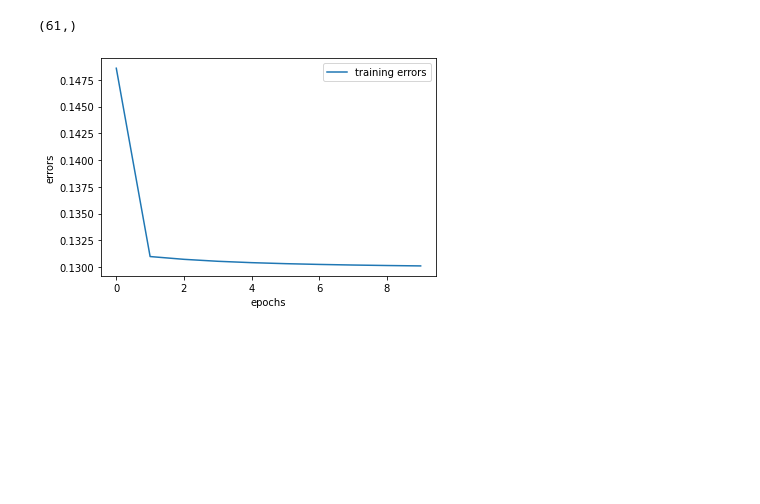
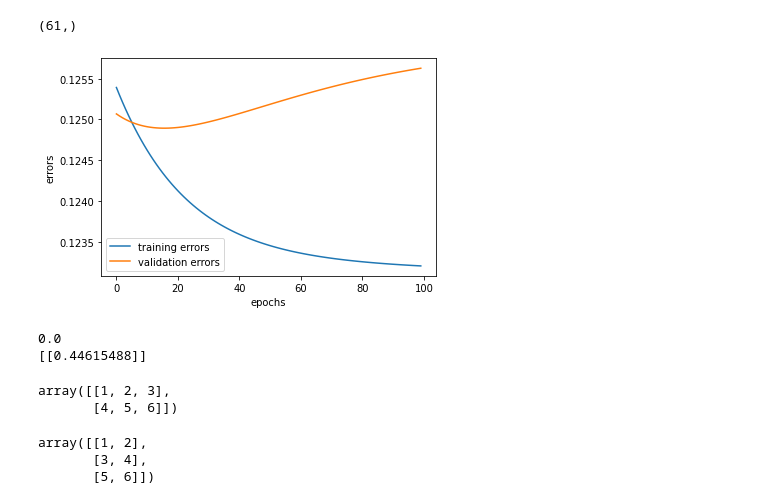
Before and after one commit to AhmedSobeih/Neural_Network_Implementation, a Jupyter notebook: NN Project.ipynb, the cells around one changed output. Cells and saved outputs as stored; diff of their text form; code cells hidden in the pictures; blank space fills up the shorter version.

```diff
--- a/NN Project.ipynb
+++ b/NN Project.ipynb
@@ -144,10 +142,10 @@ np.array(y_train_batches[9]).shape
 
 
 #X is [100, 5]
-def forward_propagation(X, first_layer_W, first_layer_bias, second_layer_W, second_layer_bias):
-    hidden_z = np.matmul(X , first_layer_W) + first_layer_b #100x4  -- 4x10 = 100x10
+def forward_propagation(X, first_layer_Weights, first_layer_bias, second_layer_Weights, second_layer_bias):
+    hidden_z = np.dot(X , first_layer_Weights) + first_layer_bias #100x4  -- 4x10 = 100x10
     hidden_y = sigmoid(hidden_z)
-    output_z = np.matmul(hidden_y, second_layer_W ) + second_layer_b #100x10 -- 10x1 = 100x1
+    output_z = np.dot(hidden_y, second_layer_Weights ) + second_layer_bias #100x10 -- 10x1 = 100x1
     output_y = sigmoid(output_z)
     return hidden_z, hidden_y, output_z, output_y
 
@@ -158,7 +156,11 @@ def compute_dE_dy(Y, Y_hat): #100x1
     return -(Y-Y_hat)
 
 def compute_loss(Y, Y_hat):
-    return (0.5) * (Y-Y_hat)**2
+    return (0.5) *(Y-Y_hat)**2
+# %%
+def calculateValidationError(X, y,first_layer_W, first_layer_b, second_layer_W, second_layer_b):
+    hidden_z, hidden_y, output_z, output_y = forward_propagation(X,first_layer_W, first_layer_b, second_layer_W, second_layer_b)
+    return compute_loss(y, output_y)
 # %%
 # hidden_z, hidden_y, output_z, output_y = forward_propagation(x_train_batches[0],first_layer_W, first_layer_b, second_layer_W, second_layer_b)
 # %%
@@ -172,16 +174,17 @@ def compute_loss(Y, Y_hat):
 # first_layer_b_gradient = np.sum(np.matmul(second_layer_W, ( dE_dy* output_y*(1-output_y)).reshape((1,100))).reshape((100,10)) * (hidden_y*(1-hidden_y)))
 # %%
 y_train_batches2 = np.array(y_train_batches)
-eta = 0.3
-epochs=10
+eta = 0.01
+epochs=100
 batches = np.array(x_train_batches).shape[0]
 random_state=1
-rgen = np.random.RandomState(random_state)
-first_layer_W = rgen.normal(loc=0, scale=0.01, size=(4,10))
-first_layer_b = rgen.normal(loc=0, scale=0.01, size=(1,10))
-second_layer_W = rgen.normal(loc=0, scale=0.01, size=(10,1))
-second_layer_b = rgen.normal(loc=0, scale=0.01, size=(1,1))
+random = np.random.RandomState(random_state)
+first_layer_W = random.normal(loc=0.0, scale=0.1, size=(4, 10))
+first_layer_b = random.normal(loc=10.0, scale=0.1, size=(1, 10))
+second_layer_W =random.normal(loc=0.0, scale=0.1, size=(10, 1))
+second_layer_b = random.normal(loc=10.0, scale=0.1, size=(1, 1))
 training_errors = []
+validation_errors = []
 for epoch in range(epochs):
     batch_errors = []
     for batch in range (batches):
@@ -197,49 +200,73 @@ for epoch in range(epochs):
         dE_dy = compute_dE_dy(y, output_y) #100x1
         # errors.append(np.mean(error))
         #dE/dy = -(y-y_hat)                reshape to be 10x100 (or(10,61)for last batch) for matmul    100x1
-        second_layer_W_gradient = np.matmul(hidden_y.reshape((10, hidden_y.shape[0])), (dE_dy * output_y*(1-output_y))) #10,1
+        second_layer_W_gradient = np.matmul(np.transpose(hidden_y), (dE_dy * output_y*(1-output_y))) #10,1
         #dE/dWi second layer =                  dz_out/dWi                          *  dE/dy_out *        dy_out/dz_out
 
         second_layer_b_gradient = np.sum(dE_dy * output_y*(1-output_y)) #1x1
         #dE/db second layer =          dE/dy_out *   dy_out/dz_out (sum over all training examples)
                                  #dE/dy *      dy_out/dz_out          reshaping from (100,1) to (1,100) to ease matmul
-        first_layer_W_gradient = (dE_dy * output_y*(1-output_y)).reshape((1,batch_size)) #1x100
+        first_layer_W_gradient = np.transpose(dE_dy * output_y*(1-output_y))#.reshape((1,batch_size)) #1x100
         #                            * dz/dy_hidden (that is, the second_layer weights)
-        first_layer_W_gradient = np.matmul(second_layer_W, first_layer_W_gradient).reshape((batch_size,10)) #10x1 * 1x100 = 10x100 reshape to 100x10
+
+        first_layer_W_gradient = (np.matmul(second_layer_W, first_layer_W_gradient))#.reshape((batch_size,10)) #10x1 * 1x100 = 10x100 reshape to 100x10
         #                                               * dy_hidden/dz_hidden
-        first_layer_W_gradient = (first_layer_W_gradient *  (hidden_y*(1-hidden_y))).reshape((batch_size,10)) #100x10
+
+        first_layer_W_gradient = (np.transpose(first_layer_W_gradient) *  (hidden_y*(1-hidden_y)))#.reshape((batch_size,10)) #100x10
         #                                  *dz_hidden/dW of first layer (that is, X)
-        first_layer_W_gradient = np.matmul(X.reshape((4,batch_size)), first_layer_W_gradient)#4x100 * 100x10 = 4x10
+        first_layer_W_gradient = np.matmul(np.transpose(X), first_layer_W_gradient)#4x100 * 100x10 = 4x10
 
         #same as w gradient but without last step dz_hidden/dw
-        first_layer_b_gradient = np.sum(np.matmul(second_layer_W, (dE_dy * output_y*(1-output_y)).reshape((1,batch_size))).reshape((batch_size,10)) * (hidden_y*(1-hidden_y)))
+        first_layer_b_gradient = np.sum(np.transpose(np.matmul(second_layer_W, (np.transpose(dE_dy * output_y*(1-output_y))))) * (hidden_y*(1-hidden_y)))
 
-        second_layer_W -= eta * second_layer_W_gradient
-        second_layer_b -= eta * second_layer_b_gradient
-        first_layer_W -= eta * first_layer_W_gradient
-        first_layer_b -= eta * first_layer_b_gradient
+        second_layer_W -= (1/batch_size)* eta * second_layer_W_gradient
+        second_layer_b -= (1/batch_size)*eta * second_layer_b_gradient
+        first_layer_W -= (1/batch_size)*eta * first_layer_W_gradient
+        first_layer_b -= (1/batch_size)*eta * first_layer_b_gradient
     training_errors.append(sum(batch_errors)/len(batch_errors))
+    validation_error = calculateValidationError(X_validation_norm, y_validation,first_layer_W, first_layer_b, second_layer_W, second_layer_b)
+    validation_errors.append(np.mean(validation_error))
     ##predict on validation data, calculate metrics
 
 
 #PLOTTING TRAINING ERROR
 x1=range(0, epochs)
 y1=training_errors
-
-
+y2=validation_errors
 plt.plot(x1, y1, label = "training errors")
+plt.plot(x1, y2, label = "validation errors")
 
 # naming the x axis
 plt.xlabel('epochs')
 # naming the y axis
 plt.ylabel('errors')
 # giving a title to my graph
 plt.title('')
 
 # show a legend on the plot
 plt.legend()
 
 # function to show the plot
 plt.show()
 # %% [output]
-[figure, old version]
+[figure, new version]
+# %%
+print(y_train_batches[0][3])
+hidden_z, hidden_y, output_z, output_y = forward_propagation(x_train_batches[0][3],first_layer_W, first_layer_b, second_layer_W, second_layer_b)
+
+print(output_y)
+# %% [output]
+0.0
+[[0.44615488]]
+# %%
+x = np.array([[1,2,3],[4,5,6]])
+x
+# %% [output]
+array([[1, 2, 3],
+       [4, 5, 6]])
+# %%
+x.reshape((3,2))
+# %% [output]
+array([[1, 2],
+       [3, 4],
+       [5, 6]])
```
Also changed, not shown: parts of 4 cells of this notebook.
